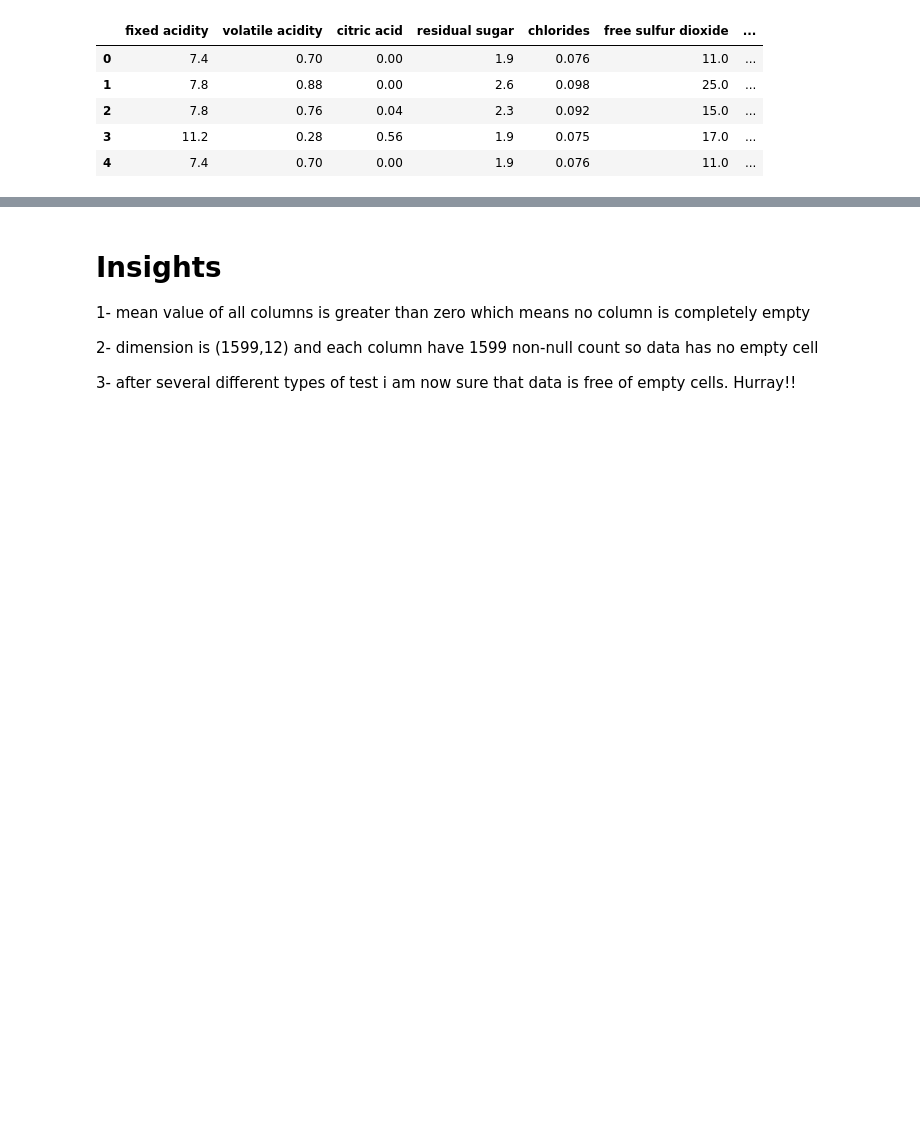
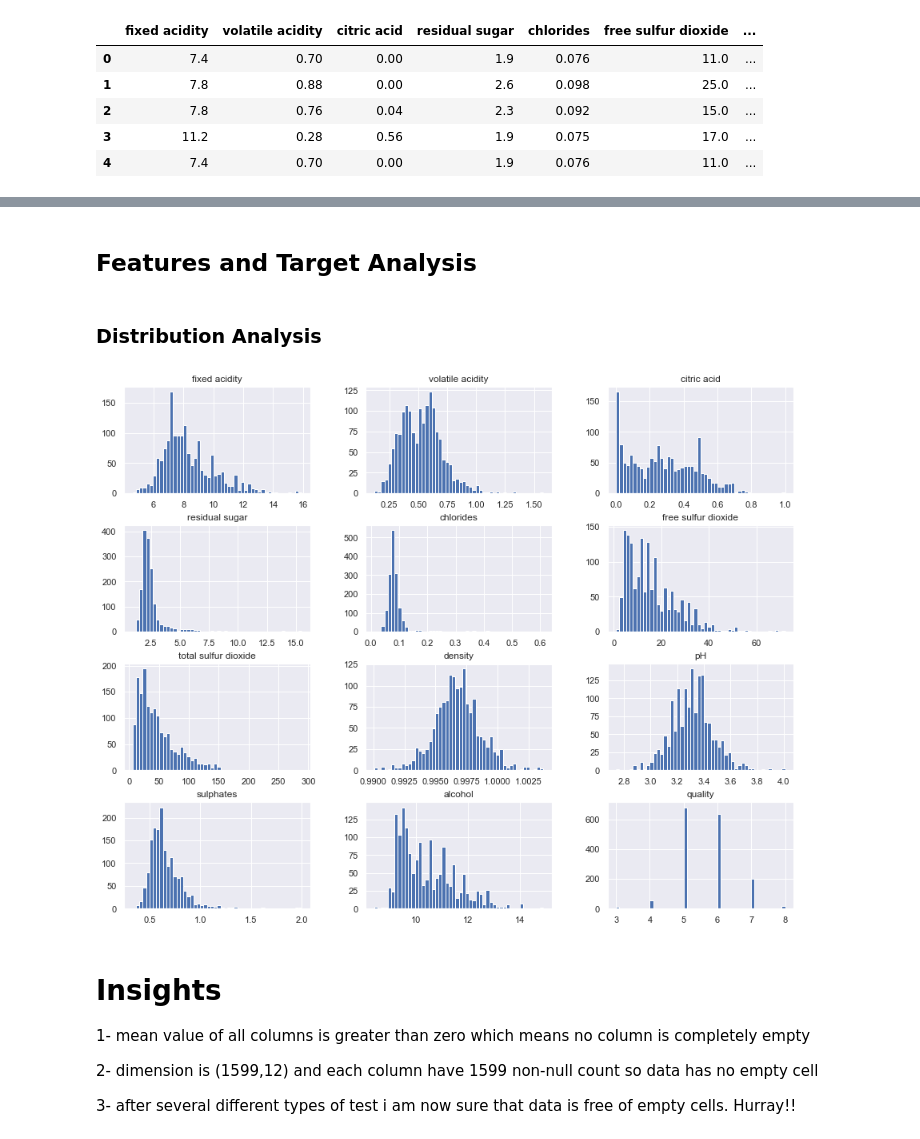
Before and after one commit to IbtihajT/wine_quality_-analysis_and_prediction, a Jupyter notebook: analysis.ipynb, the cells around one changed output, grey strips where cells are left out. Drawn from its saved outputs; the diff is of its cells as text; code cells hidden in the pictures; blank space fills up the shorter version.

Commit message:
Distribution Analysis
Rearrange the steps
Remove non required steps
Add Distribution analysis

```diff
--- a/analysis.ipynb
+++ b/analysis.ipynb
@@ -1,7 +1,6 @@
 # %%
+import numpy as np
 import pandas as pd
-import numpy as np
 import matplotlib.pyplot as plt
 import seaborn as sns
-%matplotlib inline
-import matplotlib
+sns.set()
@@ -8,6 +9,6 @@ import matplotlib
 # %%
-data1 = pd.read_csv('data/winequality-red.csv', delimiter=";")
-data1.head()
+wine_df = pd.read_csv('data/winequality-red.csv', delimiter=";")
+wine_df.head()
 # %% [output]
 |  | fixed acidity | volatile acidity | citric acid | residual sugar | chlorides | free sulfur dioxide | ... |
 | 0 | 7.4 | 0.70 | 0.00 | 1.9 | 0.076 | 11.0 | ... |
@@ -95,3 +59,13 @@ plt.show()
+# %% [markdown]
+## Features and Target Analysis
+# %% [markdown]
+### Distribution Analysis
+# %%
+# Distribution analysis for each feature
+wine_df.hist(bins=50,figsize=(15,12))
+plt.show()
+# %% [output]
+[figure, added]
 # %% [markdown]
 # Insights
 1- mean value of all columns is greater than zero which means no column is completely empty
```
Also changed, not shown: parts of 10 cells of this notebook.
